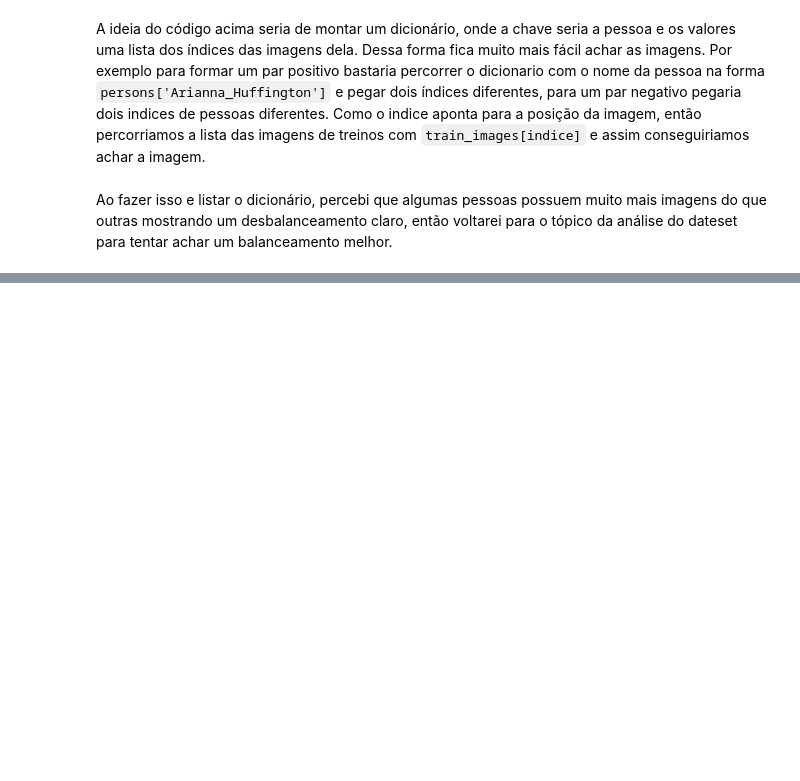
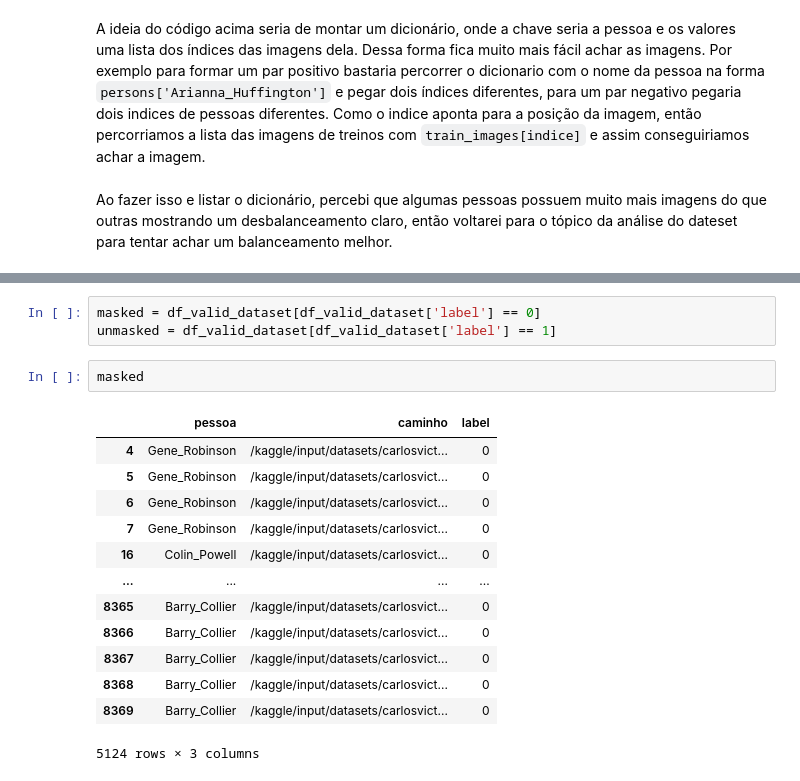
Before and after one commit to Carlos-Vic/face-recognition, a Jupyter notebook: notebook/carlos-oliveira-solution.ipynb, the cells around one changed output, grey strips where cells are left out. Saved outputs shown, nothing was run; the diff lists cells and outputs as text; blank space fills up the shorter version.

```diff
--- a/notebook/carlos-oliveira-solution.ipynb
+++ b/notebook/carlos-oliveira-solution.ipynb
@@ -632,0 +700,19 @@ Ao fazer isso e listar o dicionário, percebi que algumas pessoas possuem muito
+# %%
+masked = df_valid_dataset[df_valid_dataset['label'] == 0]
+unmasked = df_valid_dataset[df_valid_dataset['label'] == 1]
+# %%
+masked
+# %% [output]
+|  | pessoa | caminho | label |
+| 4 | Gene_Robinson | /kaggle/input/datasets/carlosvict... | 0 |
+| 5 | Gene_Robinson | /kaggle/input/datasets/carlosvict... | 0 |
+| 6 | Gene_Robinson | /kaggle/input/datasets/carlosvict... | 0 |
+| 7 | Gene_Robinson | /kaggle/input/datasets/carlosvict... | 0 |
+| 16 | Colin_Powell | /kaggle/input/datasets/carlosvict... | 0 |
+| ... | ... | ... | ... |
+| 8365 | Barry_Collier | /kaggle/input/datasets/carlosvict... | 0 |
+| 8366 | Barry_Collier | /kaggle/input/datasets/carlosvict... | 0 |
+| 8367 | Barry_Collier | /kaggle/input/datasets/carlosvict... | 0 |
+| 8368 | Barry_Collier | /kaggle/input/datasets/carlosvict... | 0 |
+| 8369 | Barry_Collier | /kaggle/input/datasets/carlosvict... | 0 |
+5124 rows × 3 columns
```
Also changed, not shown: parts of 93 cells of this notebook.
